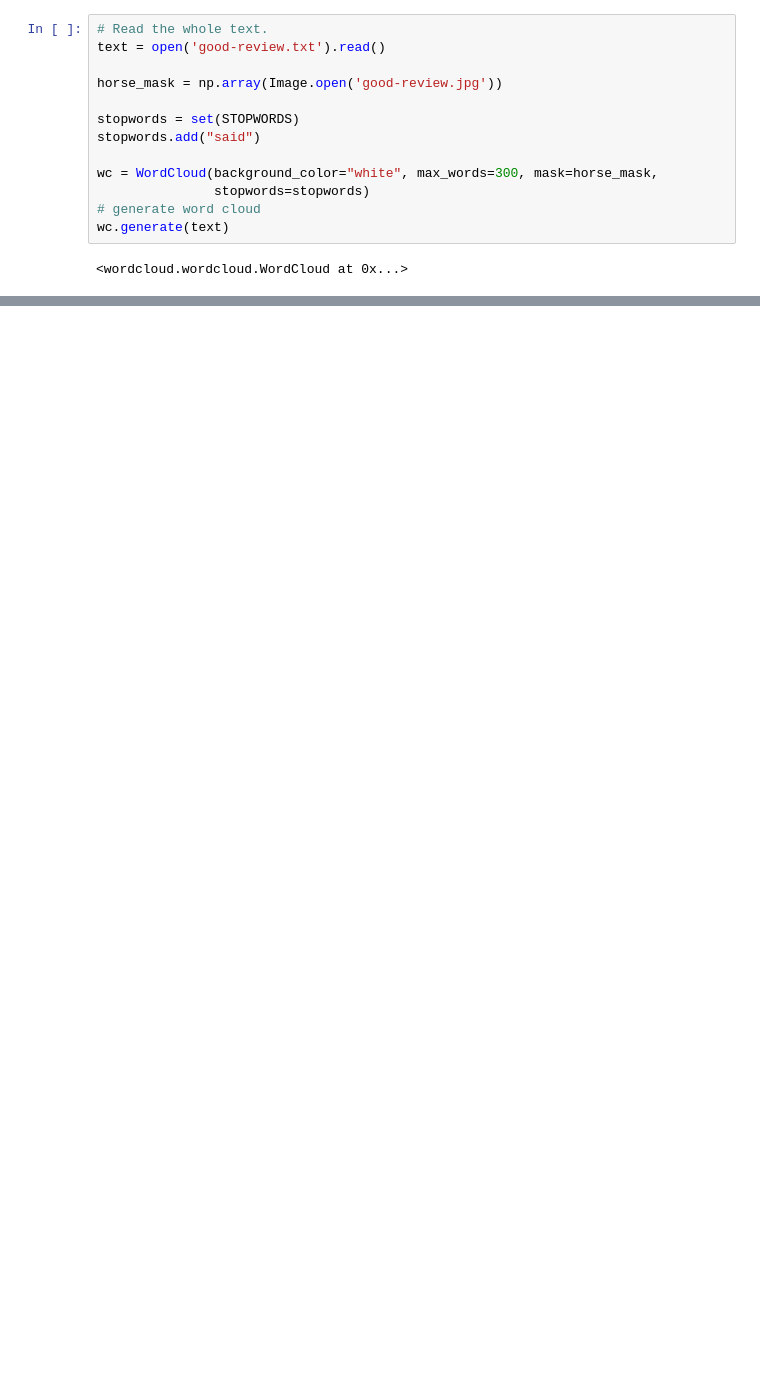
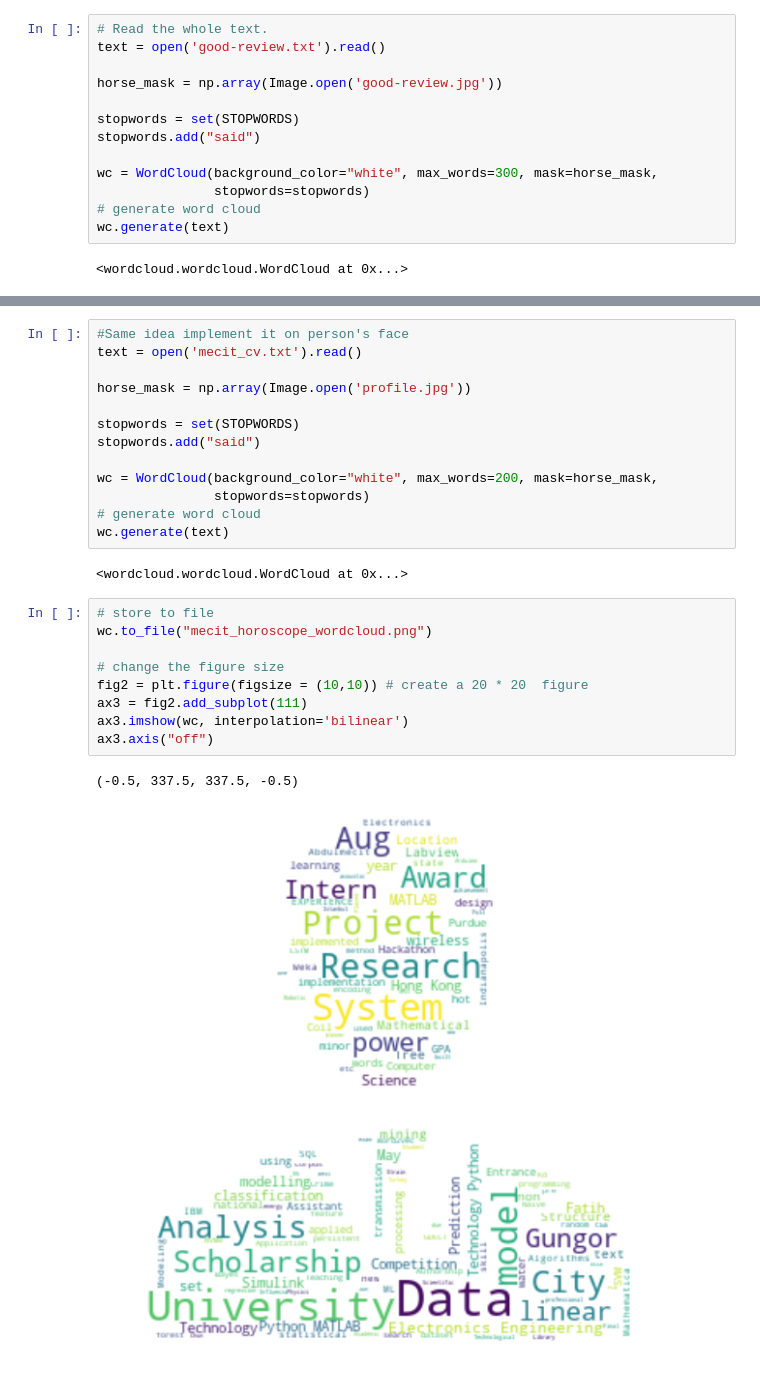
Before and after one commit to agungor2/wordcloud-review-demo, a Jupyter notebook: Wordcloud Review Example.ipynb, the cells around one changed output, grey strips where cells are left out. Cells and saved outputs as stored; diff of their text form; blank space fills up the shorter version.

```diff
--- a/Wordcloud Review Example.ipynb
+++ b/Wordcloud Review Example.ipynb
@@ -60,0 +88,27 @@ ax3.axis("off")
+# %%
+#Same idea implement it on person's face
+text = open('mecit_cv.txt').read()
+
+horse_mask = np.array(Image.open('profile.jpg'))
+
+stopwords = set(STOPWORDS)
+stopwords.add("said")
+
+wc = WordCloud(background_color="white", max_words=200, mask=horse_mask,
+               stopwords=stopwords)
+# generate word cloud
+wc.generate(text)
+# %% [output]
+<wordcloud.wordcloud.WordCloud at 0x...>
+# %%
+# store to file
+wc.to_file("mecit_horoscope_wordcloud.png")
+
+# change the figure size
+fig2 = plt.figure(figsize = (10,10)) # create a 20 * 20  figure
+ax3 = fig2.add_subplot(111)
+ax3.imshow(wc, interpolation='bilinear')
+ax3.axis("off")
+# %% [output]
+(-0.5, 337.5, 337.5, -0.5)
+[figure, added]
```
Also changed, not shown: parts of 4 cells of this notebook, 6 other files.
